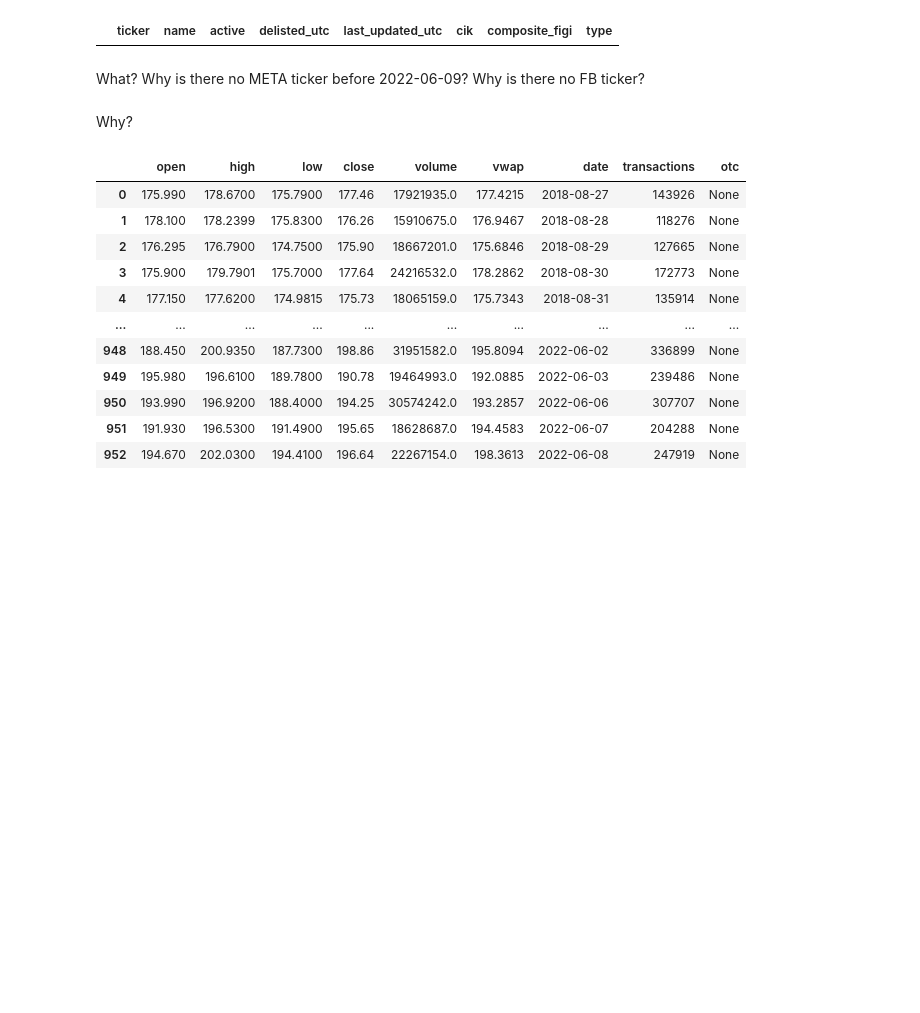
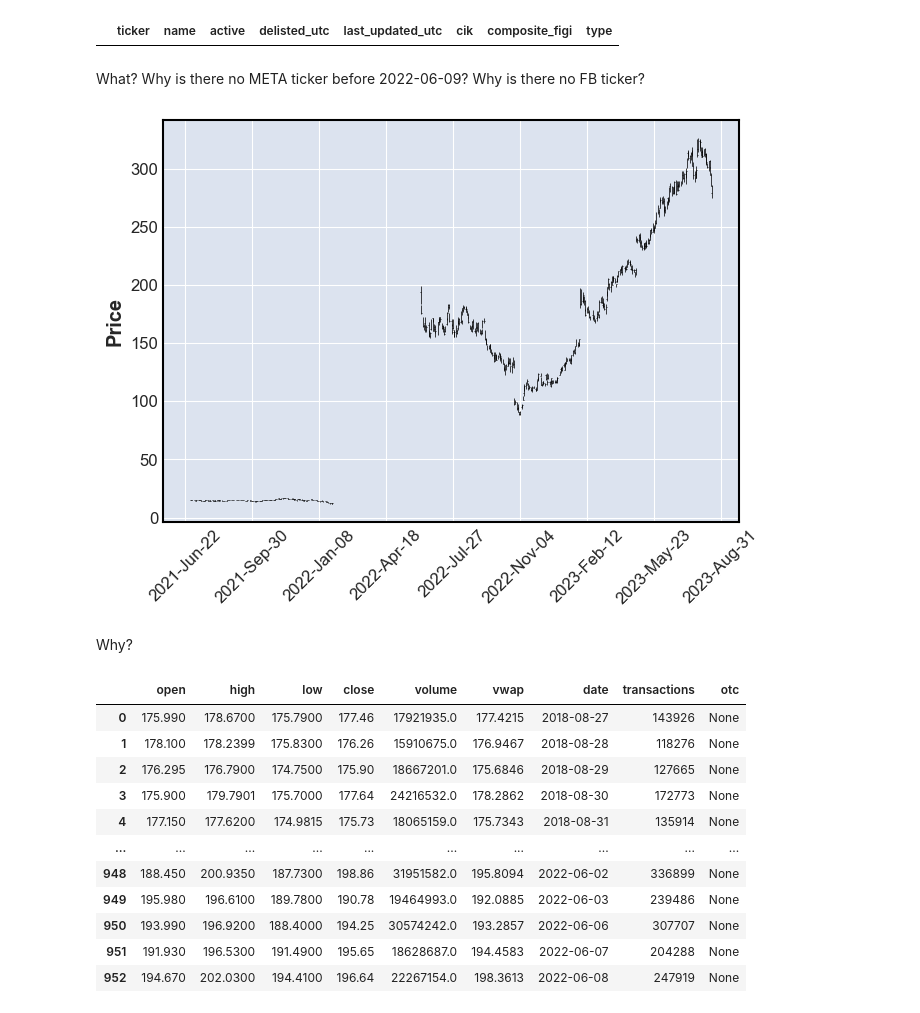
Before and after one commit to shinathan/QSExtended, a Jupyter notebook: data_import/polygon/download.ipynb, the cells around one changed output. Cells and saved outputs as stored; diff of their text form; code cells hidden in the pictures; blank space fills up the shorter version.

```diff
--- a/data_import/polygon/download.ipynb
+++ b/data_import/polygon/download.ipynb
@@ -283,12 +281,18 @@ tickers[tickers['ticker'] == "FB"]
 # %% [markdown]
 What? Why is there no META ticker before 2022-06-09? Why is there no FB ticker?
 # %%
-fig = go.Figure(data=go.Ohlc(x=meta_d1['date'],
-                    open=meta_d1['open'],
-                    high=meta_d1['high'],
-                    low=meta_d1['low'],
-                    close=meta_d1['close']))
-fig.show()
+# fig = go.Figure(data=go.Ohlc(x=meta_d1['date'],
+#                     open=meta_d1['open'],
+#                     high=meta_d1['high'],
+#                     low=meta_d1['low'],
+#                     close=meta_d1['close']))
+# fig.show()
+
+meta_d1.set_index("date", inplace=True)
+meta_d1.index = pd.to_datetime(meta_d1.index)
+mpf.plot(meta_d1, type='ohlc', show_nontrading=True)
+# %% [output]
+[figure, added]
 # %% [markdown]
 Why?
 # %%
```
Also changed, not shown: parts of 4 cells of this notebook.
